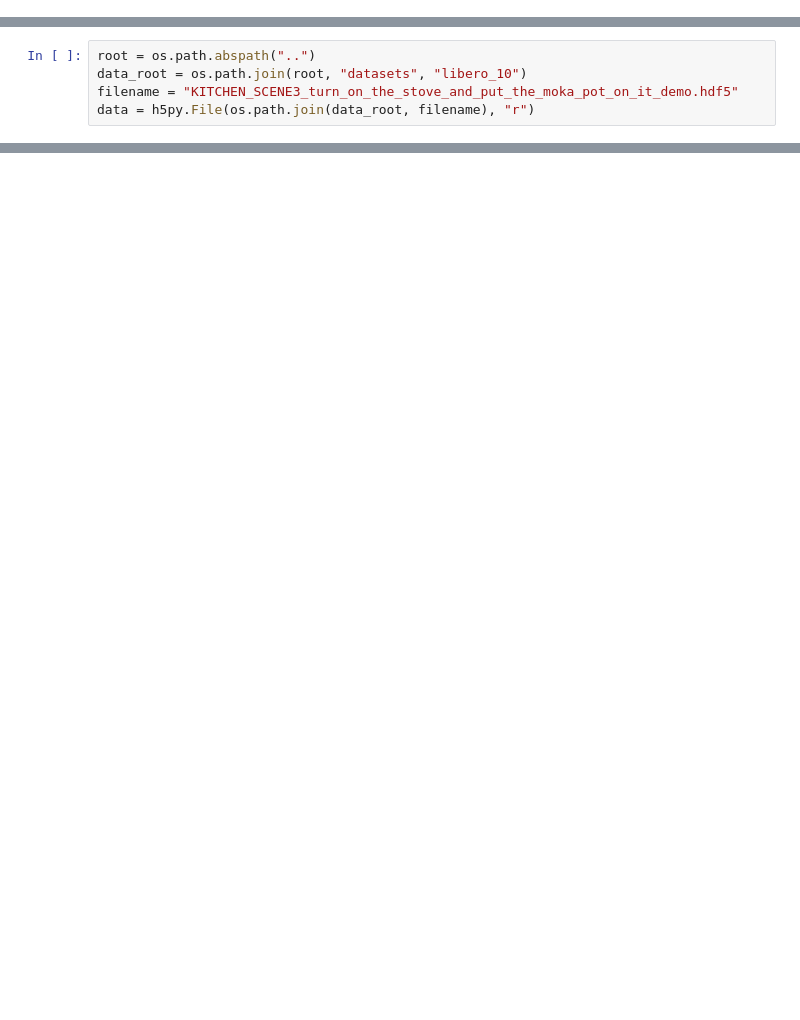
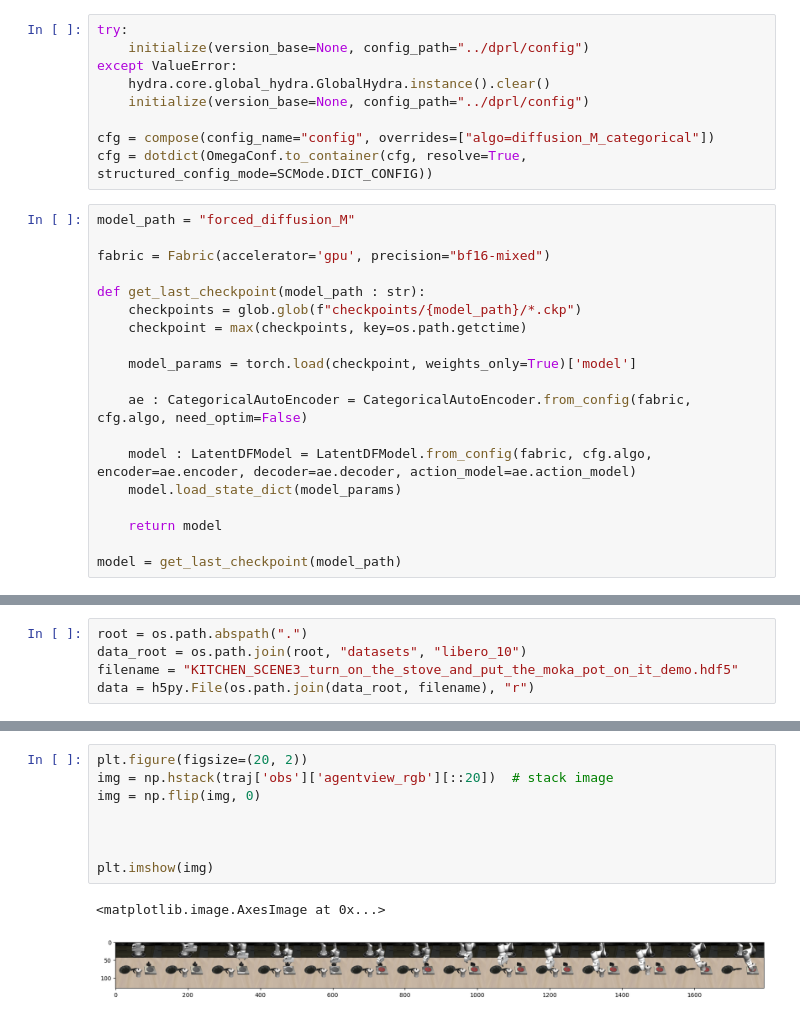
Before and after one commit to roloza7/diffusion-planning-rl, a Jupyter notebook: analysis/action_accuracy.ipynb, the cells around one changed output, grey strips where cells are left out. Saved outputs shown, nothing was run; the diff lists cells and outputs as text; blank space fills up the shorter version.

Commit message:
eval our model

```diff
--- a/analysis/action_accuracy.ipynb
+++ b/analysis/action_accuracy.ipynb
@@ -4,0 +30,28 @@ import os
+# %%
+try:
+    initialize(version_base=None, config_path="../dprl/config")
+except ValueError:
+    hydra.core.global_hydra.GlobalHydra.instance().clear()
+    initialize(version_base=None, config_path="../dprl/config")
+
+cfg = compose(config_name="config", overrides=["algo=diffusion_M_categorical"])
+cfg = dotdict(OmegaConf.to_container(cfg, resolve=True, structured_config_mode=SCMode.DICT_CONFIG))
+# %%
+model_path = "forced_diffusion_M"
+
+fabric = Fabric(accelerator='gpu', precision="bf16-mixed")
+
+def get_last_checkpoint(model_path : str):
+    checkpoints = glob.glob(f"checkpoints/{model_path}/*.ckp")
+    checkpoint = max(checkpoints, key=os.path.getctime)
+
+    model_params = torch.load(checkpoint, weights_only=True)['model']
+
+    ae : CategoricalAutoEncoder = CategoricalAutoEncoder.from_config(fabric, cfg.algo, need_optim=False)
+
+    model : LatentDFModel = LatentDFModel.from_config(fabric, cfg.algo, encoder=ae.encoder, decoder=ae.decoder, action_model=ae.action_model)
+    model.load_state_dict(model_params)
+
+    return model
+
+model = get_last_checkpoint(model_path)
@@ -5,5 +61,5 @@ import os
 # %%
-root = os.path.abspath("..")
+root = os.path.abspath(".")
 data_root = os.path.join(root, "datasets", "libero_10")
 filename = "KITCHEN_SCENE3_turn_on_the_stove_and_put_the_moka_pot_on_it_demo.hdf5"
 data = h5py.File(os.path.join(data_root, filename), "r")
@@ -56,0 +119,11 @@ Eval Task: STUDY_SCENE1_pick_up_the_book_and_place_it_in_the_back_compartment_of
+# %%
+plt.figure(figsize=(20, 2))
+img = np.hstack(traj['obs']['agentview_rgb'][::20])  # stack image
+img = np.flip(img, 0)
+
+
+
+plt.imshow(img)
+# %% [output]
+<matplotlib.image.AxesImage at 0x...>
+[figure, added]
```
Also changed, not shown: parts of 5 cells of this notebook.
